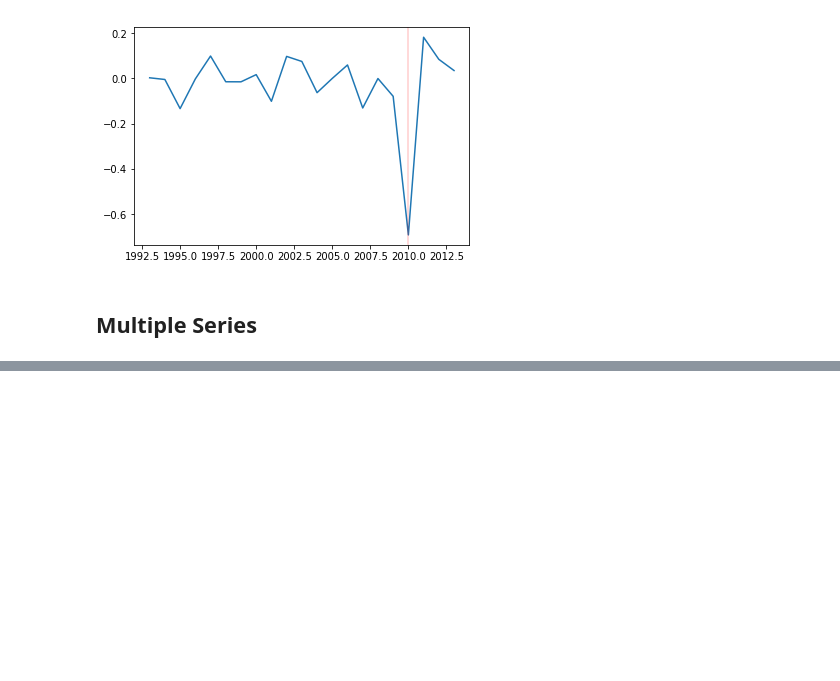
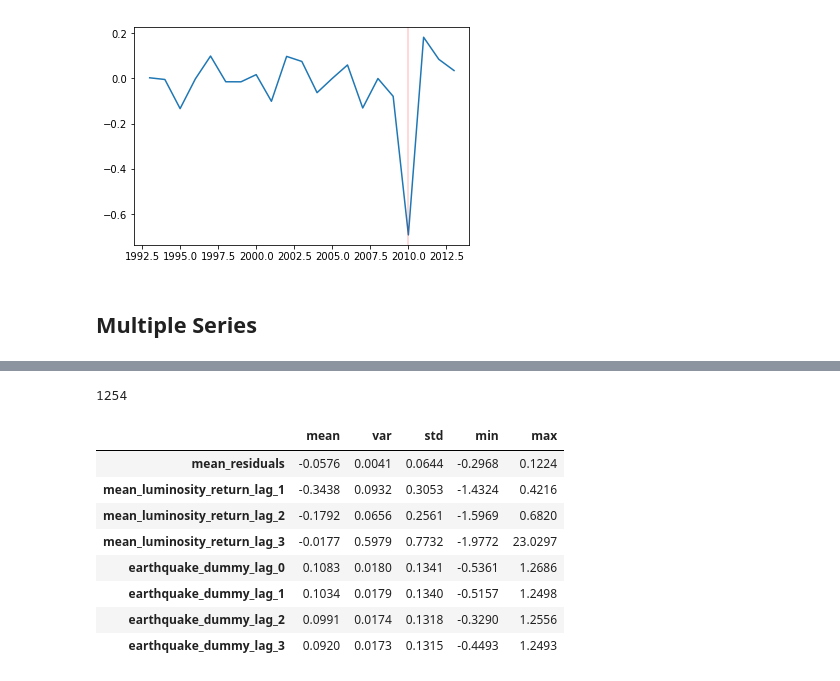
Before and after one commit to feliuserra/Luminosity, a Jupyter notebook: notebooks/data_exploration-series_loader_and_panel.ipynb, the cells around one changed output, grey strips where cells are left out. Saved outputs shown, nothing was run; the diff lists cells and outputs as text; code cells hidden in the pictures; blank space fills up the shorter version.

```diff
--- a/notebooks/data_exploration-series_loader_and_panel.ipynb
+++ b/notebooks/data_exploration-series_loader_and_panel.ipynb
@@ -129,19 +138,22 @@ plot_series(series[2])
 lags = 3
 panel_data = []
 for i, s in enumerate(series):
-    dummy = np.zeros(len(series[1]))
-    dummy[int(earthquakes_sorted['time'][i][:4])-1993] = earthquakes_sorted['mag'][i]
+    dummy = np.zeros(len(series[i]))
+    dummy[earthquakes_sorted['year'].iloc[i]-1992] = earthquakes_sorted['mag'].values[i]
     dataset = pd.DataFrame({
-        'earthquake_dummy': dummy,
         'i': i,
         'year': list(range(1993,2014))
     })
     mean_luminosity_return = pd.Series(series[i].mean(axis=(1,2)))
     dataset['mean_luminosity_return_lag_0'] = mean_luminosity_return
+    dataset['earthquake_dummy_lag_0'] = dummy
     for t in range(1,lags+1):
         dataset['mean_luminosity_return_lag_{}'.format(t)] = mean_luminosity_return\
             .shift(t).fillna(dataset['mean_luminosity_return_lag_{}'.format(t-1)].mean())  # >゜)))><
+        dataset['earthquake_dummy_lag_{}'.format(t)] = dataset['earthquake_dummy_lag_0']\
+            .shift(t).fillna(0)  # >゜)))><
     panel_data.append(dataset)
 
 panel_df = pd.concat(panel_data).set_index(['i','year'])
-panel = panel_df.to_panel()
+panel_df = pd.DataFrame(normalize(panel_df), columns=panel_df.columns, index=panel_df.index)
+panel = xr.Dataset.from_dataframe(panel_df)
@@ -153,2 +159,0 @@ Pandas provides a `.to_xarray()` method to help automate this conversion.
-# %%
-panel = pd.Panel(data=datasets)
@@ -193,0 +160,17 @@ array([ 1.5])
+# %%
+feature_cols = [
+    *['mean_luminosity_return_lag_{}'.format(t) for t in range(1,4)],
+    *['earthquake_dummy_lag_{}'.format(t) for t in range(4)]
+]
+results = pd.DataFrame(columns=['mean_residuals'] + feature_cols)
+for i in range(3500):
+    section_series = panel.sel(i=i).to_dataframe()
+    lrg = LinearRegression()
+    lrg.fit(section_series[feature_cols], section_series['mean_luminosity_return_lag_0'])
+    residuals = lrg.predict(section_series[feature_cols])
+    results = results.append(pd.DataFrame(
+        [[residuals.mean(), *lrg.coef_]],
+        columns=['mean_residuals'] + feature_cols))
+
+results = results.reset_index().drop('index',axis=1)
+results.head()
@@ -193,0 +184,16 @@ array([ 1.5])
+# %%
+results['earthquake_dummy_lag_0'].argmax()
+# %% [output]
+1254
+# %%
+results.agg(['mean','var','std','min','max']).transpose()
+# %% [output]
+|  | mean | var | std | min | max |
+| mean_residuals | -0.0576 | 0.0041 | 0.0644 | -0.2968 | 0.1224 |
+| mean_luminosity_return_lag_1 | -0.3438 | 0.0932 | 0.3053 | -1.4324 | 0.4216 |
+| mean_luminosity_return_lag_2 | -0.1792 | 0.0656 | 0.2561 | -1.5969 | 0.6820 |
+| mean_luminosity_return_lag_3 | -0.0177 | 0.5979 | 0.7732 | -1.9772 | 23.0297 |
+| earthquake_dummy_lag_0 | 0.1083 | 0.0180 | 0.1341 | -0.5361 | 1.2686 |
+| earthquake_dummy_lag_1 | 0.1034 | 0.0179 | 0.1340 | -0.5157 | 1.2498 |
+| earthquake_dummy_lag_2 | 0.0991 | 0.0174 | 0.1318 | -0.3290 | 1.2556 |
+| earthquake_dummy_lag_3 | 0.0920 | 0.0173 | 0.1315 | -0.4493 | 1.2493 |
```
Also changed, not shown: parts of 14 cells of this notebook, 1 other file.
